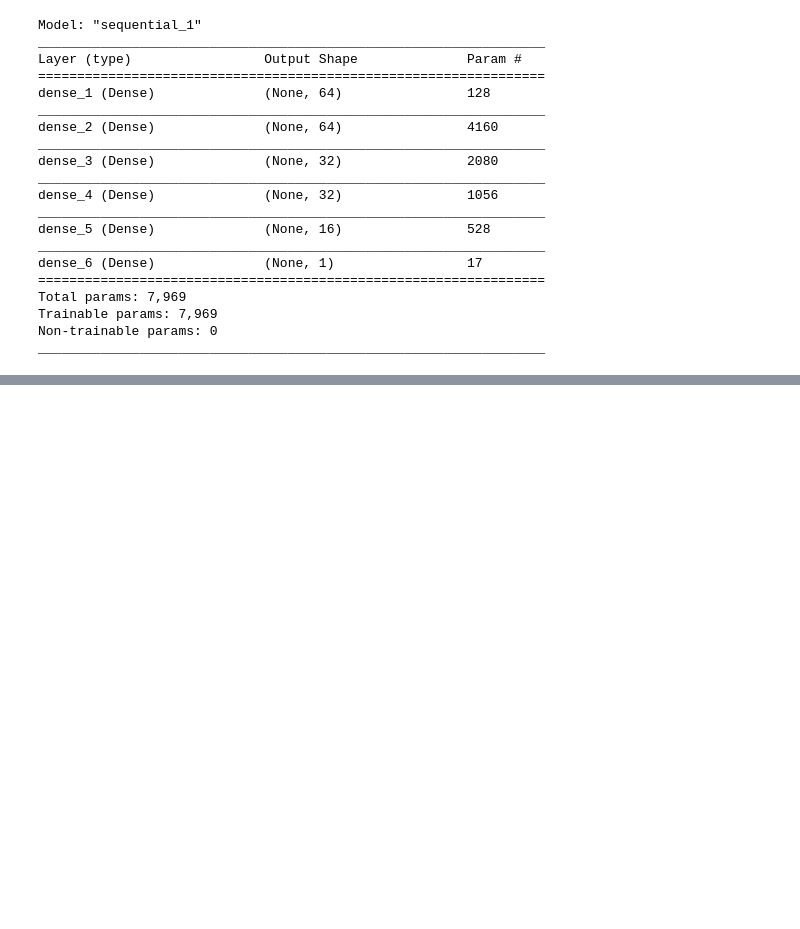
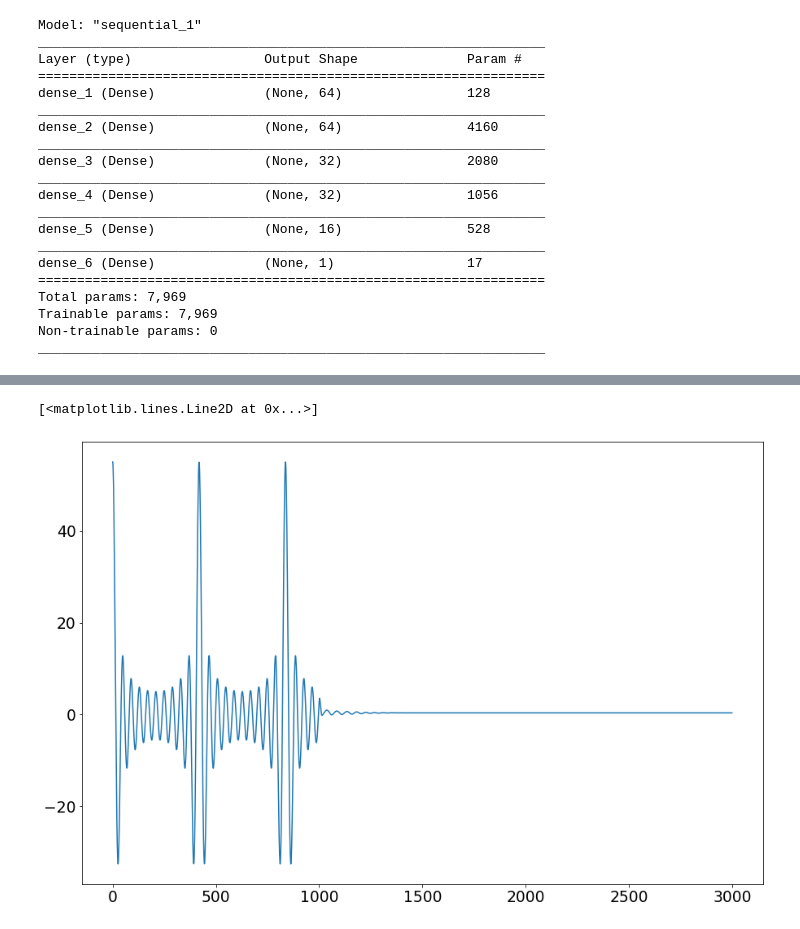
Before and after one commit to RitvikPrabhu/Machine-Learning, a Jupyter notebook: Neural_Networks_function_prediction_.ipynb, the cells around one changed output, grey strips where cells are left out. Drawn from its saved outputs; the diff is of its cells as text; code cells hidden in the pictures; blank space fills up the shorter version.

```diff
--- a/Neural_Networks_function_prediction_.ipynb
+++ b/Neural_Networks_function_prediction_.ipynb
@@ -726,3 +724,23 @@ Test Score: 0.03 RMSE
+# %%
+L = list(Y.copy())
+w = 0
+while w < num_pred:
+  X = []
+  q = look_back
+  while q > 0:
+    X.append([L[-q]])
+    q-=1
+  X = np.array(X)
+  X = X.reshape(X.shape[1],1,X.shape[0])
+  result = model.predict(X)
+  for i in result:
+    L.append(float(i))
+  w+=1
+
+plt.plot(L)
+# %% [output]
+[<matplotlib.lines.Line2D at 0x...>]
+[figure, added]
 # %%
 size = 8
 def network(L, sequence_size, N):
```
Also changed, not shown: parts of 2 cells of this notebook.
